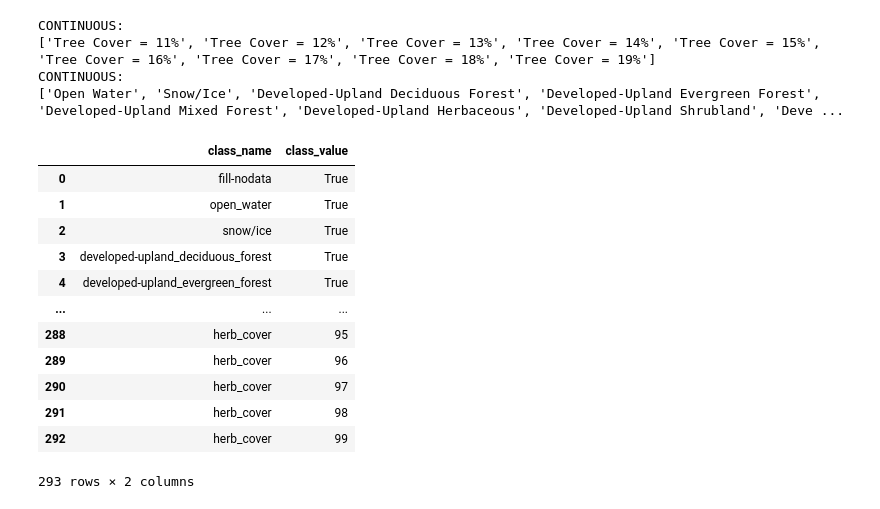
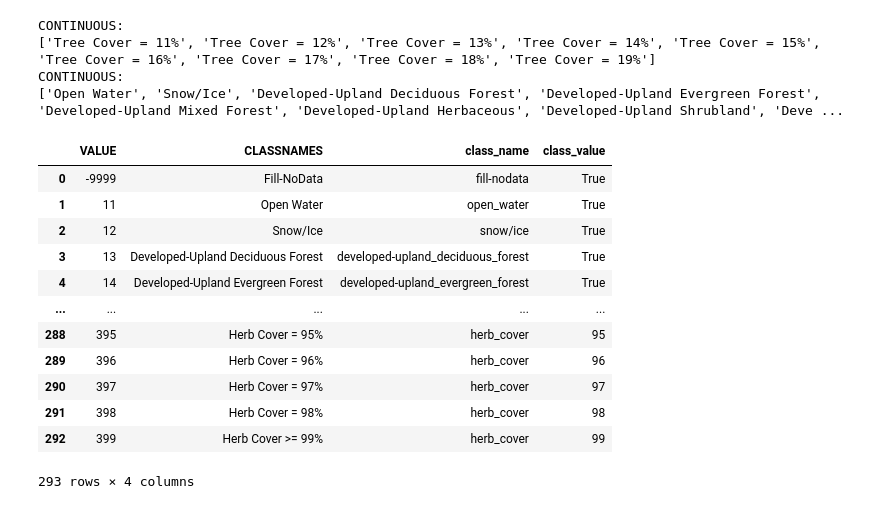
Before and after one commit to a-taylor1/DATA450_Team5, a Jupyter notebook: datamining_project2.ipynb, the cells around one changed output. Cells and saved outputs as stored; diff of their text form; code cells hidden in the pictures.

Commit message:
Continued data cleaning

```diff
--- a/datamining_project2.ipynb
+++ b/datamining_project2.ipynb
@@ -123,45 +89,41 @@ CONTINUOUS:
 CONTINUOUS:
 ['Open Water', 'Snow/Ice', 'Developed-Upland Deciduous Forest', 'Developed-Upland Evergreen Forest', 'Developed-Upland Mixed Forest', 'Developed-Upland Herbaceous', 'Developed-Upland Shrubland', 'Deve ...
 # %%
+continuous_formatted = []
+discrete_formatted = []
 # 3. Create columns for continuous classes
-
-# a) Map the name of each class to an ordered list of values in the dataset
-
 def translate_classname(name:str) -> tuple[str, str]:
   split_c = [name]
   if name in continuous_classes:
     if ' = ' in name: split_c = name.split(' = ')
     elif ' >= ' in name: split_c = name.split(' >= ')
     split_c[0] = split_c[0].replace(' ', '_')
     split_c[1] = int(split_c[1].replace('%', ''))
+    continuous_formatted.append(split_c[0])
   else:
     split_c[0] = name.replace(' ', '_')
     split_c.append(True)
+    discrete_formatted.append(split_c[0])
   return tuple(split_c)
 def extract_classname(name:str) -> str:
   return translate_classname(name)[0].lower()
 def extract_value(name:str) -> int|bool:
   return translate_classname(name)[1]
 
-name_series = key_table['CLASSNAMES'].apply(extract_classname).rename('class_name')
-value_series = key_table['CLASSNAMES'].apply(extract_value).rename('class_value')
-result_df = pd.concat([name_series, value_series], axis=1)
-result_df
-# b) Iterate across the class names, populate a list for each
-# c) Add each series to the dataframe
-
-# 4. Create dummies for discrete classes
+key_table['class_name'] = key_table['CLASSNAMES'].apply(extract_classname).rename('class_name')
+key_table['class_value'] = key_table['CLASSNAMES'].apply(extract_value).rename('class_value')
+key_table
 # %% [output]
-|  | class_name | class_value |
-| 0 | fill-nodata | True |
-| 1 | open_water | True |
-| 2 | snow/ice | True |
-| 3 | developed-upland_deciduous_forest | True |
-| 4 | developed-upland_evergreen_forest | True |
-| ... | ... | ... |
-| 288 | herb_cover | 95 |
-| 289 | herb_cover | 96 |
-| 290 | herb_cover | 97 |
-| 291 | herb_cover | 98 |
-| 292 | herb_cover | 99 |
+|  | VALUE | CLASSNAMES | class_name | class_value |
+| 0 | -9999 | Fill-NoData | fill-nodata | True |
+| 1 | 11 | Open Water | open_water | True |
+| 2 | 12 | Snow/Ice | snow/ice | True |
+| 3 | 13 | Developed-Upland Deciduous Forest | developed-upland_deciduous_forest | True |
+| 4 | 14 | Developed-Upland Evergreen Forest | developed-upland_evergreen_forest | True |
+| ... | ... | ... | ... | ... |
+| 288 | 395 | Herb Cover = 95% | herb_cover | 95 |
+| 289 | 396 | Herb Cover = 96% | herb_cover | 96 |
+| 290 | 397 | Herb Cover = 97% | herb_cover | 97 |
+| 291 | 398 | Herb Cover = 98% | herb_cover | 98 |
+| 292 | 399 | Herb Cover >= 99% | herb_cover | 99 |
-293 rows × 2 columns
+293 rows × 4 columns
```
Also changed, not shown: parts of 10 cells of this notebook.
